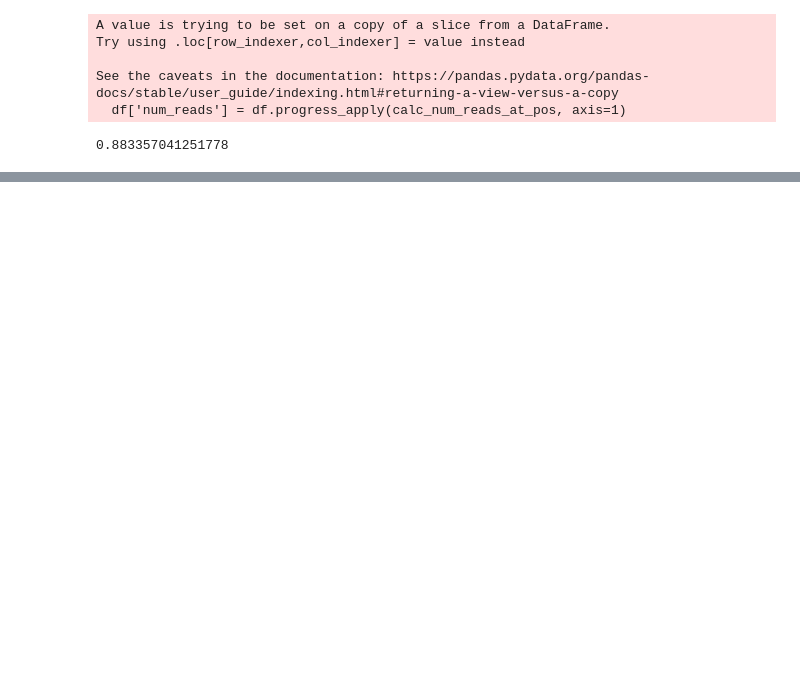
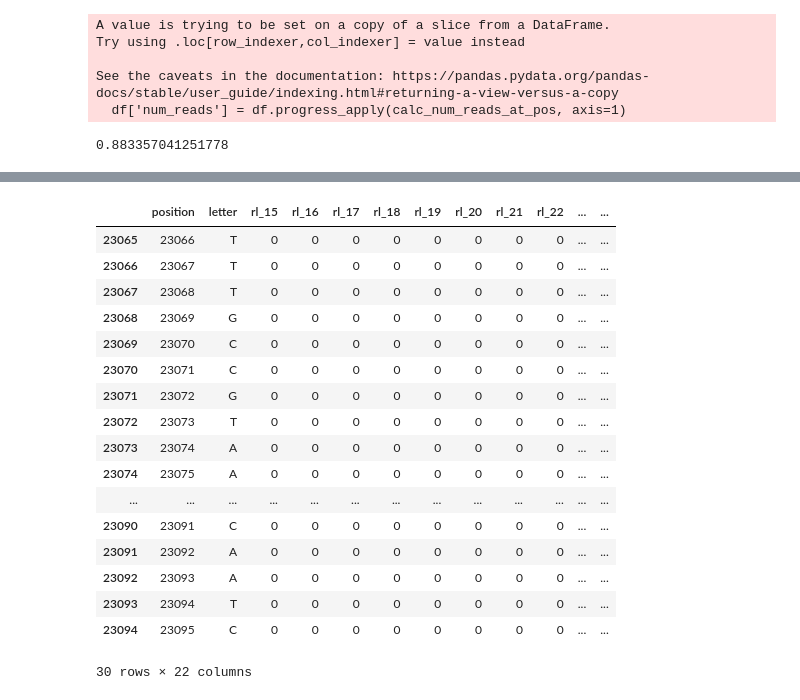
Before and after one commit to shahlab/start-site-predictor, a Jupyter notebook: experiments/Create-Features.ipynb, the cells around one changed output, grey strips where cells are left out. Drawn from its saved outputs; the diff is of its cells as text; code cells hidden in the pictures; blank space fills up the shorter version.

```diff
--- a/experiments/Create-Features.ipynb
+++ b/experiments/Create-Features.ipynb
@@ -121,0 +180,11 @@ df.to_csv("../data/keep")
+# %%
+pos = 36
+
+loc_left = list(range(pos - 15, pos))
+loc_right = list(range(pos + 1, pos + 15))
+
+x_left = df[df['position'].isin(loc_left)]
+x_right = df[df['position'].isin(loc_right)]
+
+str_left = ''.join(x_right['letter'].values)
+str_right = ''.join(x_right['letter'].values)
@@ -121,0 +309,4 @@ df.to_csv("../data/keep")
+# %%
+sig_sampler = SignalSampler(df)
+print(len(sig_sampler.col_names))
+df[sig_sampler.col_names] = df.progress_apply(sig_sampler.reduce, axis=1, result_type="expand")
@@ -121,0 +336,21 @@ df.to_csv("../data/keep")
+# %%
+df[df['position'].isin(range(23081-15, 23081+15))]
+# %% [output]
+|  | position | letter | rl_15 | rl_16 | rl_17 | rl_18 | rl_19 | rl_20 | rl_21 | rl_22 | ... | ... |
+| 23065 | 23066 | T | 0 | 0 | 0 | 0 | 0 | 0 | 0 | 0 | ... | ... |
+| 23066 | 23067 | T | 0 | 0 | 0 | 0 | 0 | 0 | 0 | 0 | ... | ... |
+| 23067 | 23068 | T | 0 | 0 | 0 | 0 | 0 | 0 | 0 | 0 | ... | ... |
+| 23068 | 23069 | G | 0 | 0 | 0 | 0 | 0 | 0 | 0 | 0 | ... | ... |
+| 23069 | 23070 | C | 0 | 0 | 0 | 0 | 0 | 0 | 0 | 0 | ... | ... |
+| 23070 | 23071 | C | 0 | 0 | 0 | 0 | 0 | 0 | 0 | 0 | ... | ... |
+| 23071 | 23072 | G | 0 | 0 | 0 | 0 | 0 | 0 | 0 | 0 | ... | ... |
+| 23072 | 23073 | T | 0 | 0 | 0 | 0 | 0 | 0 | 0 | 0 | ... | ... |
+| 23073 | 23074 | A | 0 | 0 | 0 | 0 | 0 | 0 | 0 | 0 | ... | ... |
+| 23074 | 23075 | A | 0 | 0 | 0 | 0 | 0 | 0 | 0 | 0 | ... | ... |
+| ... | ... | ... | ... | ... | ... | ... | ... | ... | ... | ... | ... | ... |
+| 23090 | 23091 | C | 0 | 0 | 0 | 0 | 0 | 0 | 0 | 0 | ... | ... |
+| 23091 | 23092 | A | 0 | 0 | 0 | 0 | 0 | 0 | 0 | 0 | ... | ... |
+| 23092 | 23093 | A | 0 | 0 | 0 | 0 | 0 | 0 | 0 | 0 | ... | ... |
+| 23093 | 23094 | T | 0 | 0 | 0 | 0 | 0 | 0 | 0 | 0 | ... | ... |
+| 23094 | 23095 | C | 0 | 0 | 0 | 0 | 0 | 0 | 0 | 0 | ... | ... |
+30 rows × 22 columns
```
Also changed, not shown: parts of 16 cells of this notebook.
